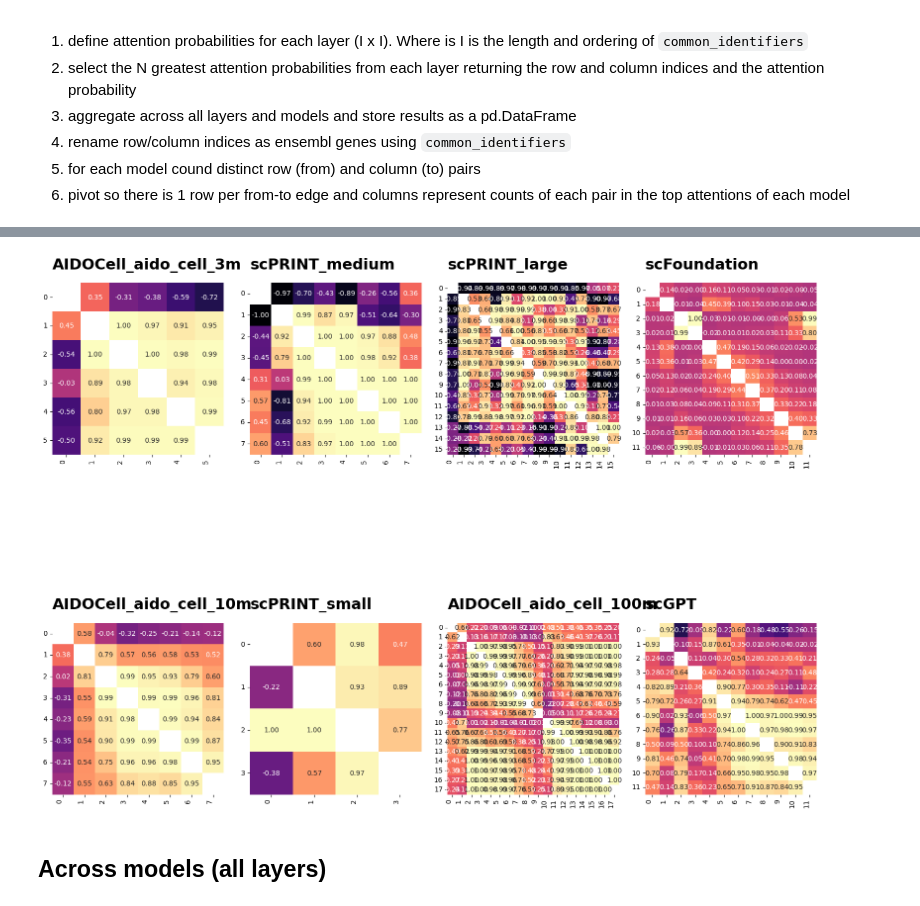
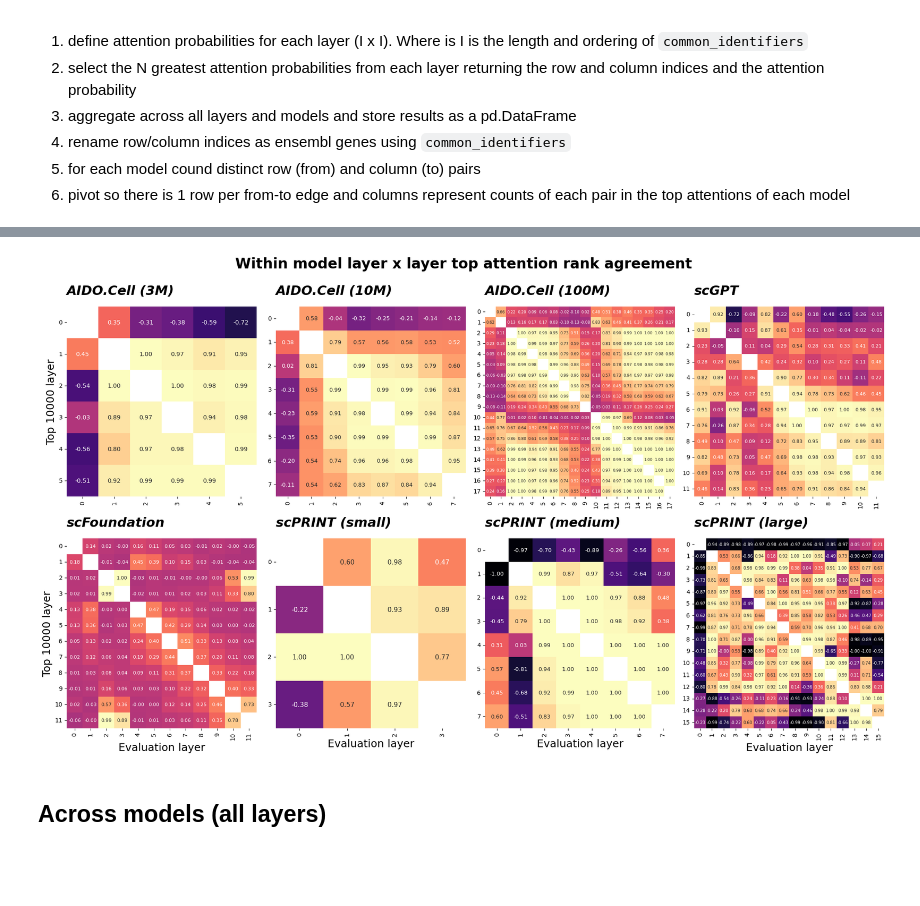
Before and after one commit to napistu/napistu-scrapyard, a Jupyter notebook: applications/foundation_models/compare_embeddings.ipynb, the cells around one changed output, grey strips where cells are left out. Saved outputs shown, nothing was run; the diff lists cells and outputs as text; code cells hidden in the pictures; blank space fills up the shorter version.

```diff
--- a/applications/foundation_models/compare_embeddings.ipynb
+++ b/applications/foundation_models/compare_embeddings.ipynb
@@ -38,6 +47,7 @@ model_names = ALL_MODEL_FULL_NAMES #- {"scGPT"}
 # %%
 # load each model's weights, gene annotations, and model metadata
-models = FoundationModels.load_multiple(OUTPUT_DIR, model_names)
+models = FoundationModels.load_multiple(OUTPUT_DIR, model_prefixes)
+# common_ids = models.get_common_identifiers()
 # %% [output]
 INFO:napistu_torch.load.foundation_models:Loading weights (AIDOCell_aido_cell_3m_weights.npz) and metadata (  AIDOCell_aido_cell_3m_metadata.json) from output_dir (output)
 INFO:napistu_torch.load.foundation_models:Successfully loaded all results
@@ -58,6 +68,0 @@ INFO:napistu_torch.load.foundation_models:Successfully loaded all results
-# %%
-# precalculate and cache operations that take more than a minute or so
-results = dict()
-
-# gene embedding correlations
-results["gene_embedding_correlations"] = models.compare_embeddings()
@@ -254,13 +423,18 @@ INFO:napistu_torch.load.foundation_models:Extracted 1335372 total attention valu
 # %%
-fig, axes = plt.subplots(2, 4, figsize=(10, 20))
+model_layer_correlations = comparisons["model_layer_correlations"]
+
+fig, axes = plt.subplots(2, 4, figsize=(20, 12))
 axes = axes.flatten()
 
-for idx, model_name in enumerate(model_names):
+for idx, model_name in enumerate(model_order):
+
+    data = model_layer_correlations[model_name]
+    annot_size = 15 - 2*np.sqrt(data.shape[0])
+
     plot_heatmap(
-        model_layer_correlations[model_name],
+        data,
         row_labels = range(models.get_model(model_name).n_layers),
         title=model_name,
-        cmap='magma',
         cbar=False,
         fmt='.2f',
         vmax=1,
@@ -269,9 +443,12 @@ for idx, model_name in enumerate(model_names):
         mask_upper_triangle=True,
         square=True,
         title_size=22,
+        annot_size=annot_size,
+        title_fontstyle="italic",
         ax=axes[idx],
     )
 
-plt.tight_layout()
+plt.suptitle("Within model layer x layer Spearman correlations using all top attentions", fontsize=24, fontweight="bold")
+plt.tight_layout(rect=[0, 0, 1, 0.98])
 plt.show()
 # %% [output]
@@ -279,31 +456,44 @@ plt.show()
 # %%
-fig, axes = plt.subplots(2, 4, figsize=(10, 20))
+model_layer_rank_agreement = comparisons["model_layer_rank_agreement"]
+
+N_COLUMNS = 4
+fig, axes = plt.subplots(2, N_COLUMNS, figsize=(20, 12))
 axes = axes.flatten()
 
 for idx, model_name in enumerate(model_names):
 
     conditional_quantiles = (0.5 + -1 * model_layer_rank_agreement[model_name].pivot(index = "query_layer", columns = "eval_layer", values = "median_quantile"))*2
 
+    x_title = "Evaluation layer" if idx >= N_COLUMNS else None
+    y_title = f"Top {TOP_K} layer" if idx % N_COLUMNS == 0 else None
+    annot_size = 15 - 2*np.sqrt(conditional_quantiles.shape[0])
+
     plot_heatmap(
         conditional_quantiles,
         row_labels = range(models.get_model(model_name).n_layers),
         title=model_name,
+        xlabel=x_title,
+        ylabel=y_title,
         cmap='magma',
         cbar=False,
         fmt='.2f',
         vmax=1,
         vmin=-1,
         cbar_label='Spearman ρ',
         mask_upper_triangle=False,
         square=True,
         title_size=22,
+        axis_title_size=18,
+        annot_size=annot_size,
+        title_fontstyle="italic",
         ax=axes[idx],
     )
 
-plt.tight_layout()
+plt.suptitle("Within model layer x layer top attention rank agreement", fontsize=24, fontweight="bold")
+plt.tight_layout(rect=[0, 0, 1, 0.98])
 plt.show()
 # %% [output]
-[figure, old version]
+[figure, new version]
 # %% [markdown]
 ## Across models (all layers)
 # %%
```
Also changed, not shown: parts of 42 cells of this notebook, 6 other files.
